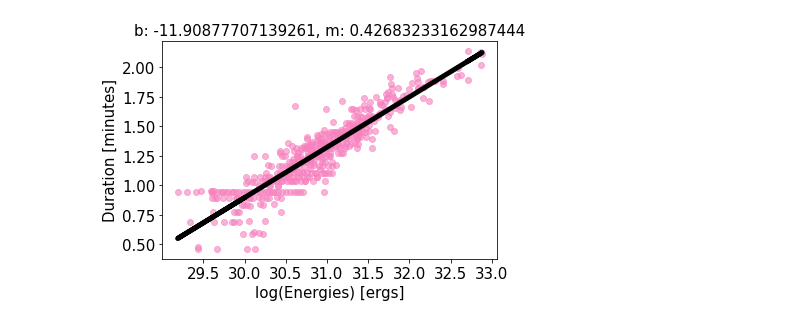
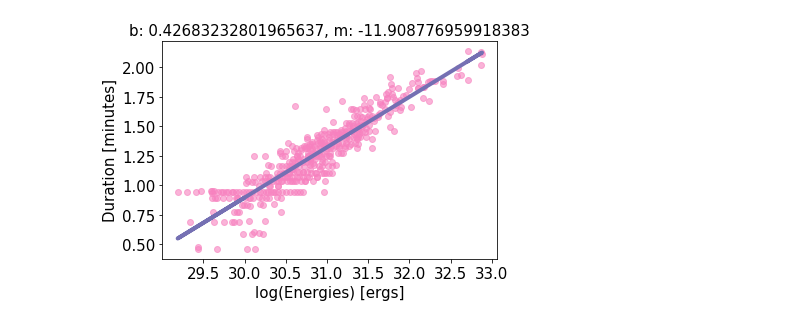
Before and after one commit to Jesstella/flaring_m_dwarfs, a Jupyter notebook: SF_test_hawley.ipynb, the cells around one changed output. Saved outputs shown, nothing was run; the diff lists cells and outputs as text; code cells hidden in the pictures.

```diff
--- a/SF_test_hawley.ipynb
+++ b/SF_test_hawley.ipynb
@@ -25,13 +11,32 @@ print(durations)
+# %%
+# Loading the hawley values of duration and amplitude
+durations = pd.read_csv('/Users/jess/Sf_m_dwarfs/sf_other_works/duration_data_hawley.csv')['duration']
+energy_dur = pd.read_csv('/Users/jess/Sf_m_dwarfs/sf_other_works/duration_data_hawley.csv')['energy']
+amplitudes = pd.read_csv('/Users/jess/sf_m_dwarfs/sf_other_works/amplitude_data_hawley.csv')['amplitude']
+energy_amp = pd.read_csv('/Users/jess/sf_m_dwarfs/sf_other_works/amplitude_data_hawley.csv')['energies']
+
+# Loading our values of duration and amplitude
+flares = pd.read_csv('/Users/jess/sf_m_dwarfs/sf_data_files/run_5/final_seen_flares.csv')
+our_duration = flares[' duration']
+our_amplitudes = flares[' flare_amplitudes']
+our_energies = flares[' energy']
+# %%
+# Defining function to fit line
+def f(x, A, B):
+    return (A * x) + B
 # %%
-plt.scatter(durations['energy'], np.log10(durations['duration']), alpha=0.6, color='#f781bf')
-b, m = polyfit(durations['energy'], np.log10(durations['duration']), deg=1)
-plt.plot(durations['energy'], (b + (m * durations['energy'])), color='black',  linewidth=5)
-plt.title('b: ' + str(b) + ', m: ' + str(m), fontsize=15)
+plt.scatter(energy_dur, np.log10(durations), alpha=0.6, color='#f781bf')
+
+popt, pcov = curve_fit(f, energy_dur, np.log10(durations)) # your data x, y to fit
+y = ((popt[0] * energy_dur) + popt[1])
+plt.plot(energy_dur, y, color='#7570b3', linewidth=4)
+
+plt.title('b: ' + str(popt[0]) + ', m: ' + str(popt[1]), fontsize=15)
 plt.ylabel('Duration [minutes]', fontsize=15)
 plt.xlabel('log(Energies) [ergs]', fontsize=15)
 plt.xticks(fontsize=15)
 plt.yticks(fontsize=15)
 plt.savefig('/Users/jess/sf_m_dwarfs/sf_plots/P_hawley_durations.png')
 plt.show()
 # %% [output]
-[figure, old version]
+[figure, new version]
```
Also changed, not shown: parts of 7 cells of this notebook, 4 other files.
